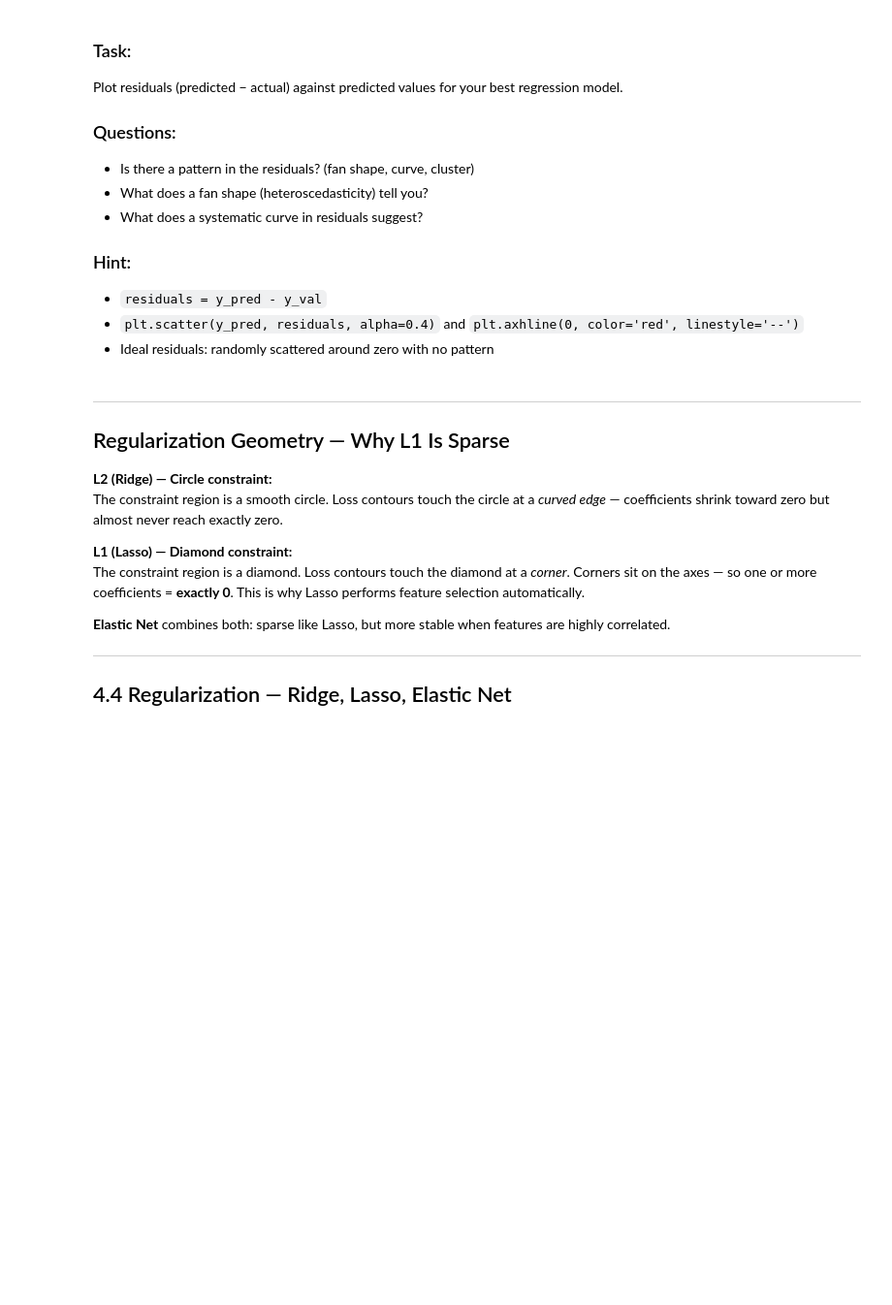
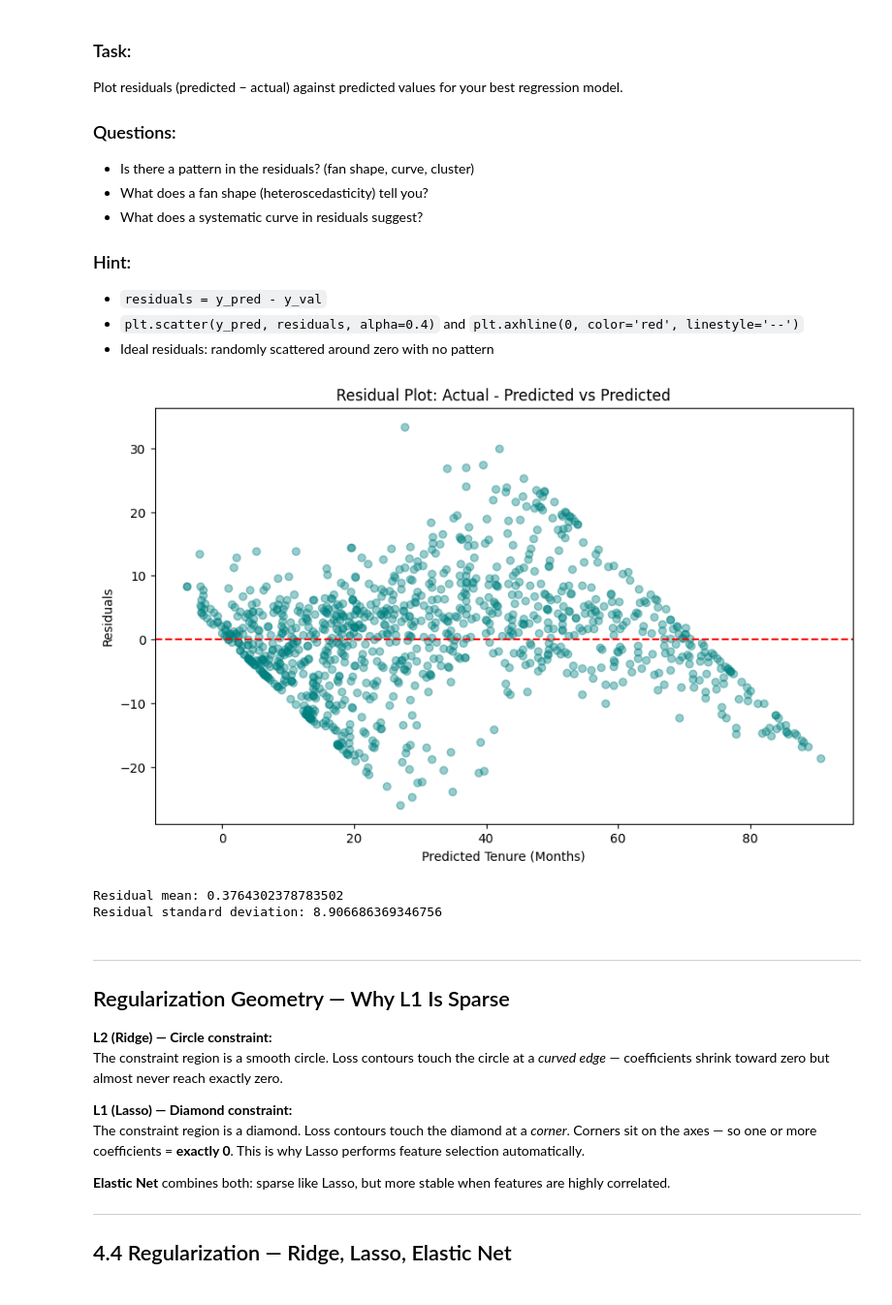
Before and after one commit to VirajSawad1021/FuseAI, a Jupyter notebook: Assignment_4/W4_Linear_Models_Assignment.ipynb, the cells around one changed output. Shown at 97% size. Saved outputs shown, nothing was run; the diff lists cells and outputs as text; code cells hidden in the pictures; blank space fills up the shorter version.

```diff
--- a/Assignment_4/W4_Linear_Models_Assignment.ipynb
+++ b/Assignment_4/W4_Linear_Models_Assignment.ipynb
@@ -834,0 +874,15 @@ Build a comparison table with MAE, RMSE, and R².
+# %%
+from sklearn.linear_model import LinearRegression, Ridge, Lasso
+from sklearn.metrics import mean_absolute_error, mean_squared_error, r2_score
+
+# Train OLS Linear Regression
+ols_reg = LinearRegression()
+ols_reg.fit(X_train_reg_s, y_train_reg)
+
+# Train Ridge
+ridge_reg = Ridge(alpha=1.0)
+ridge_reg.fit(X_train_reg_s, y_train_reg)
+
+# Train Lasso
+lasso_reg = Lasso(alpha=0.1)
+lasso_reg.fit(X_train_reg_s, y_train_reg)
@@ -856,3 +938,23 @@ Plot residuals (predicted − actual) against predicted values for your best reg
+# %%
+best_model = ols_reg
+y_val_pred = best_model.predict(X_val_reg_s)
+residuals = y_val_reg - y_val_pred
+
+plt.figure(figsize=(10, 6))
+plt.scatter(y_val_pred, residuals, alpha=0.4, color='teal')
+plt.axhline(y=0, color='red', linestyle='--')
+plt.title('Residual Plot: Actual - Predicted vs Predicted')
+plt.xlabel('Predicted Tenure (Months)')
+plt.ylabel('Residuals')
+plt.show()
+# %% [output]
+[figure, added]
+# %%
+print("Residual mean:", np.mean(residuals))
+print("Residual standard deviation:", np.std(residuals))
+# %% [output]
+Residual mean: 0.3764302378783502
+Residual standard deviation: 8.906686369346756
 # %% [markdown]
 ---
 
```
Also changed, not shown: parts of 77 cells of this notebook, 1 other file.
